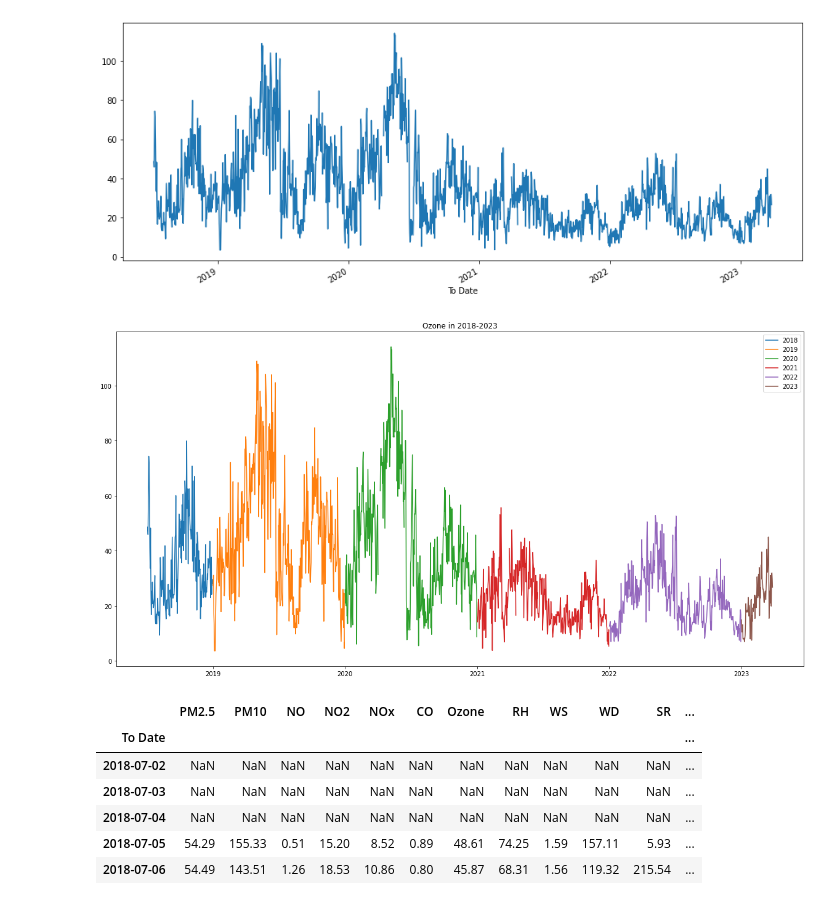
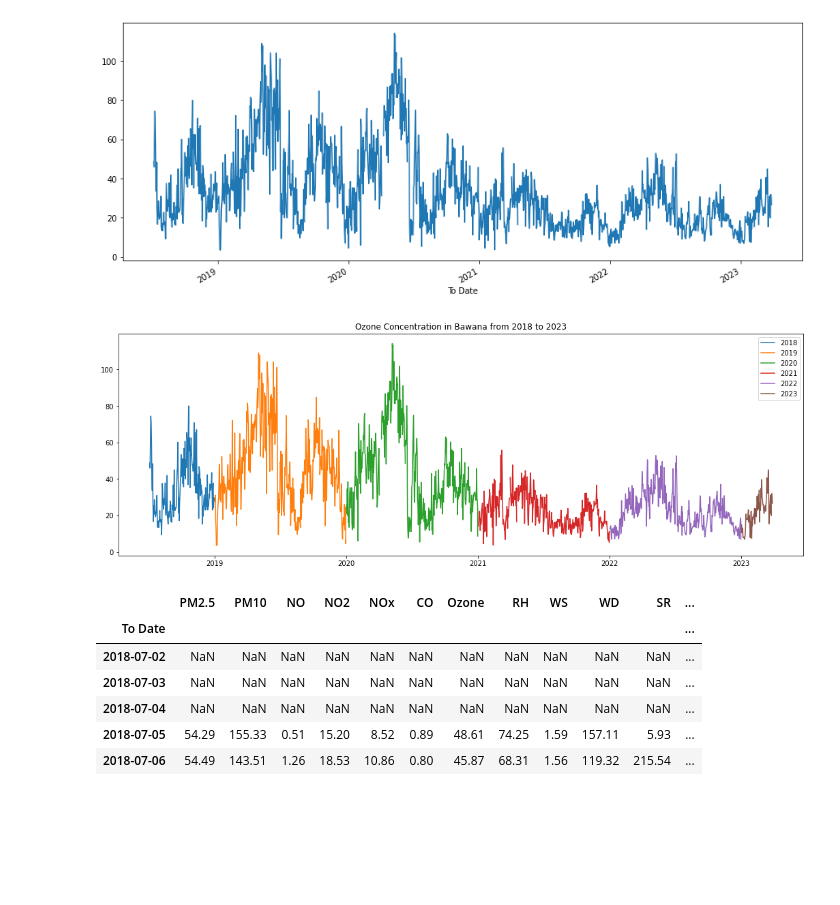
Before and after one commit to TheNobody-12/Ozone-Prediction-AIProject, a Jupyter notebook: Location/Bawana/Bawana_ModelTraining.ipynb, the cells around one changed output. Cells and saved outputs as stored; diff of their text form; code cells hidden in the pictures; blank space fills up the shorter version.

```diff
--- a/Location/Bawana/Bawana_ModelTraining.ipynb
+++ b/Location/Bawana/Bawana_ModelTraining.ipynb
@@ -254,16 +254,16 @@ fig.show()
 # %%
 
 year = ['2018','2019','2020','2021','2022','2023']
 # all plots in one figure
-plt.figure(figsize=(20,10))
+plt.figure(figsize=(18,6))
 for i in year:
     df_year = df.loc[i]
     plt.plot(df_year['Ozone'],label=i)
 plt.legend(loc='best')
-plt.title('Ozone in 2018-2023')
+plt.title('Ozone Concentration in Bawana from 2018 to 2023')
 plt.show()
 # %% [output]
-[figure, old version]
+[figure, new version]
 # %%
 # i want to group by month
 aq_df = df.copy()
```
